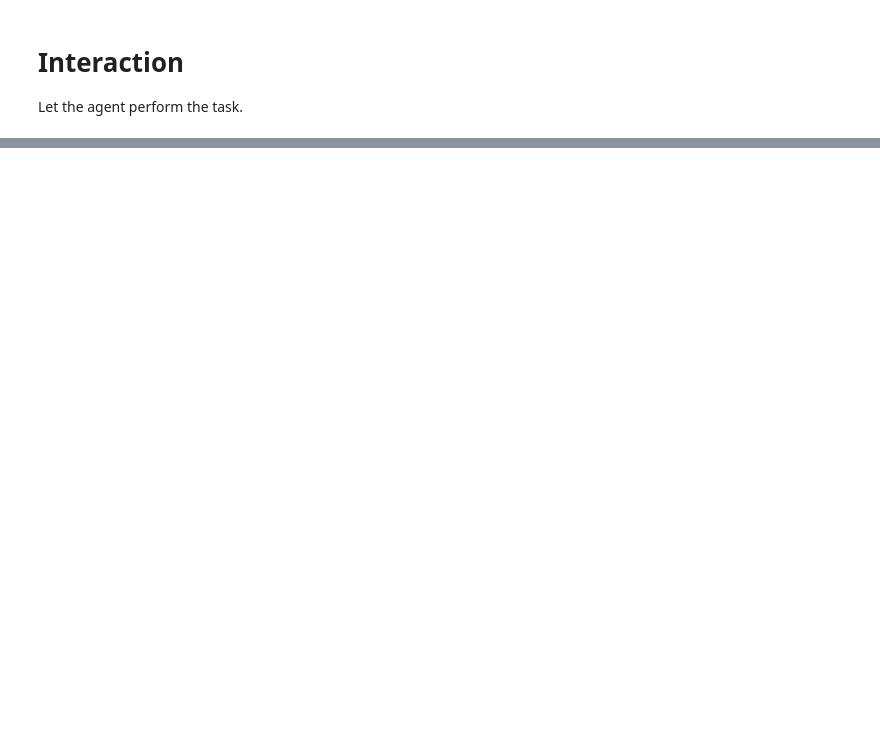
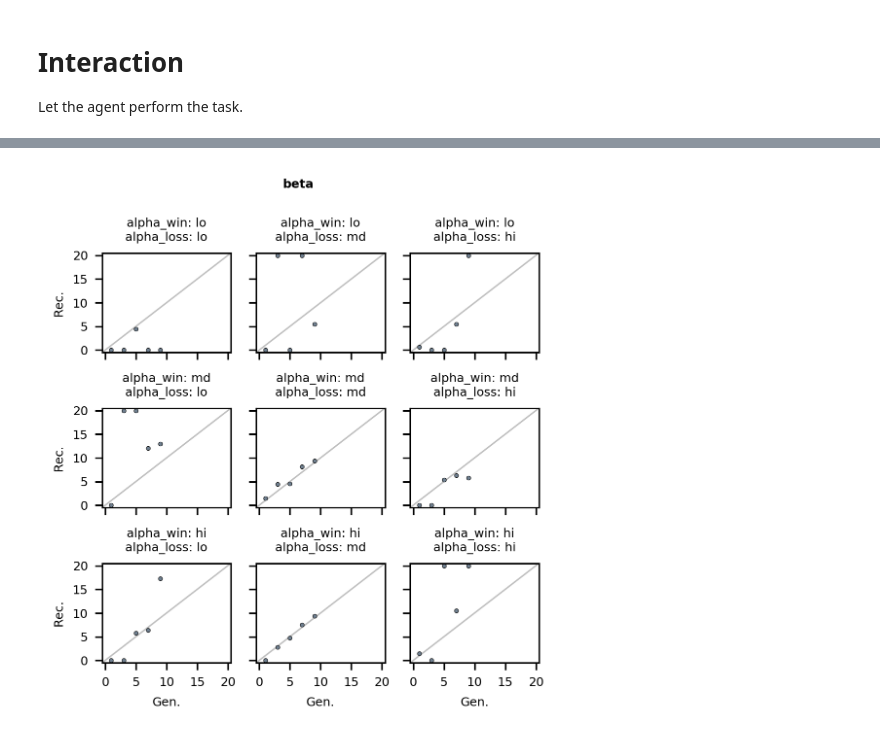
Before and after one commit to moltaire/rl, a Jupyter notebook: Example.ipynb, the cells around one changed output, grey strips where cells are left out. Saved outputs shown, nothing was run; the diff lists cells and outputs as text; code cells hidden in the pictures; blank space fills up the shorter version.

```diff
--- a/Example.ipynb
+++ b/Example.ipynb
@@ -51,0 +256,7 @@ rl.plots.plot_data(data=df);
+# %%
+plot_recovery_results(recovery_results,
+                      'beta',
+                      ticks=np.linspace(0, 20, 5),
+                      bounds=[-0.5, 20.5]);
+# %% [output]
+[figure, added]
```
Also changed, not shown: parts of 22 cells of this notebook, 4 other files.
